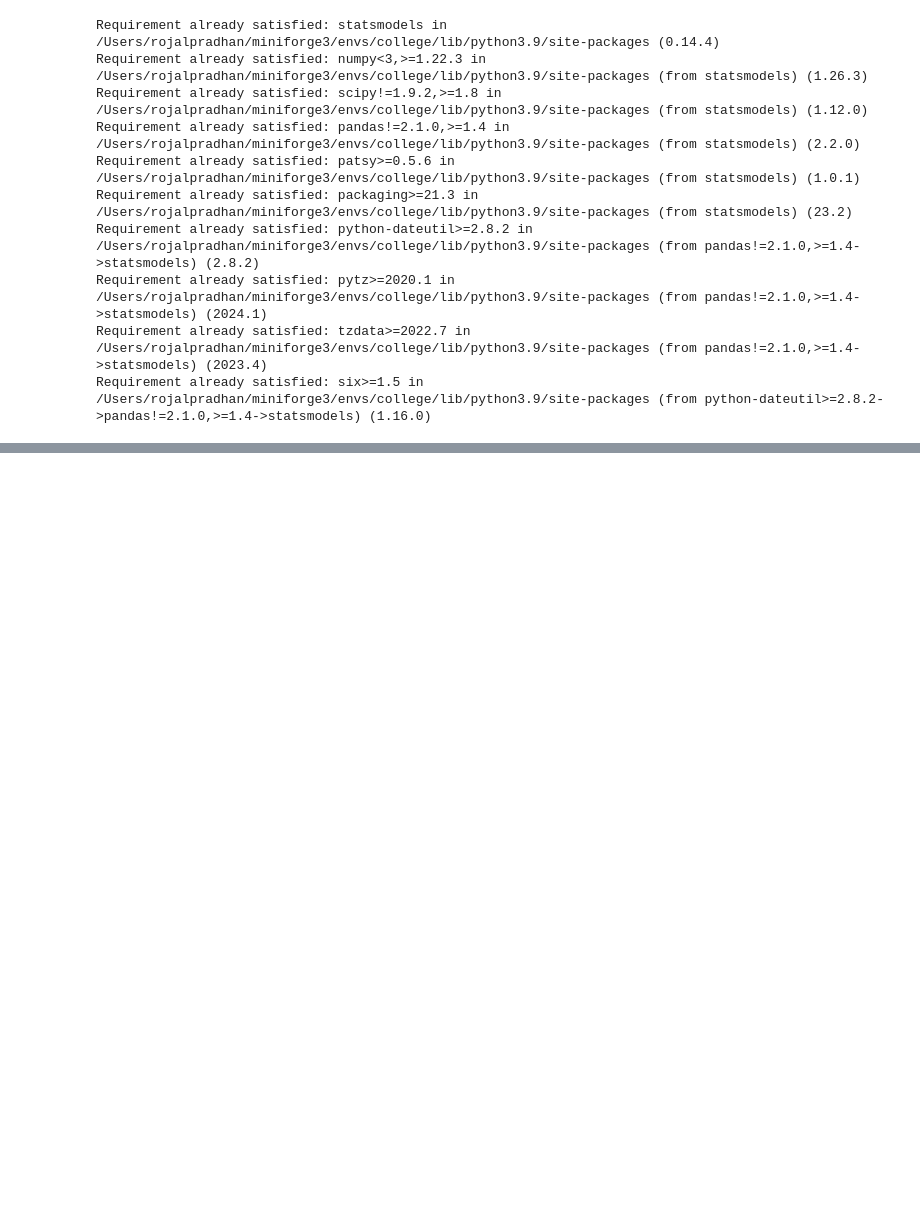
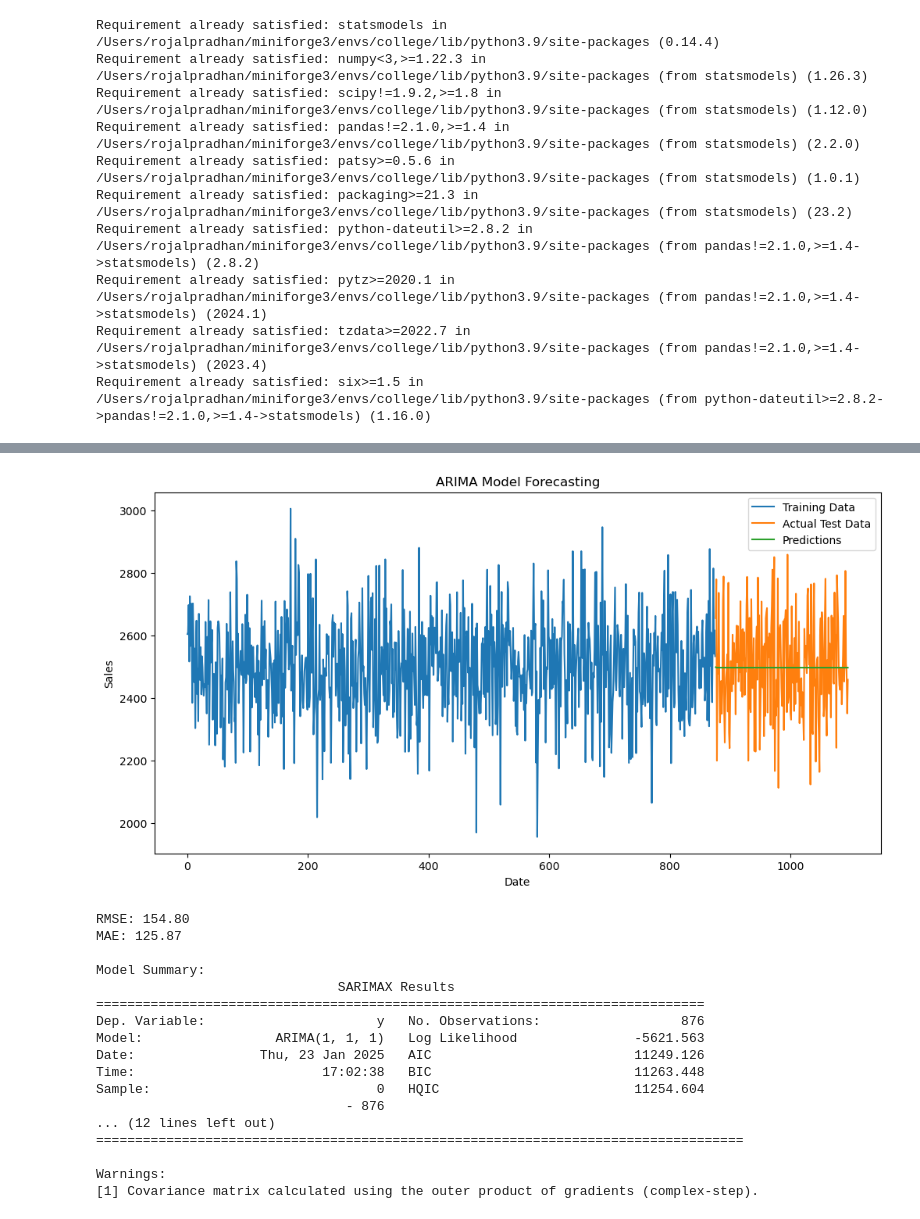
Before and after one commit to Rojal123245/Sales-Automation-AI, a Jupyter notebook: model/model.ipynb, the cells around one changed output, grey strips where cells are left out. Drawn from its saved outputs; the diff is of its cells as text; code cells hidden in the pictures; blank space fills up the shorter version.

Commit message:
trying to find best model parameter for arima also tested other model

```diff
--- a/model/model.ipynb
+++ b/model/model.ipynb
@@ -368 +378,54 @@ plt.show()
 [figure]
+# %%
+
+train_size = int(len(sales_data) * 0.8)
+train = sales_data['y'][:train_size]
+test = sales_data['y'][train_size:]
+
+# Create and fit ARIMA model
+model = ARIMA(train, order=(1,1,1))  # p,d,q parameters
+fitted_model = model.fit()
+
+# Generate predictions
+forecast = fitted_model.forecast(steps=len(test))
+
+# Calculate error metrics
+from sklearn.metrics import mean_squared_error, mean_absolute_error
+rmse = np.sqrt(mean_squared_error(test, forecast))
+mae = mean_absolute_error(test, forecast)
+
+# Visualize results
+plt.figure(figsize=(12,6))
+plt.plot(train.index, train, label='Training Data')
+plt.plot(test.index, test, label='Actual Test Data')
+plt.plot(test.index, forecast, label='Predictions')
+plt.title('ARIMA Model Forecasting')
+plt.xlabel('Date')
+plt.ylabel('Sales')
+plt.legend()
+plt.show()
+
+# Print performance metrics
+print(f'RMSE: {rmse:.2f}')
+print(f'MAE: {mae:.2f}')
+print('\nModel Summary:')
+print(fitted_model.summary())
+# %% [output]
+[figure, added]
+RMSE: 154.80
+MAE: 125.87
+
+Model Summary:
+                               SARIMAX Results
+==============================================================================
+Dep. Variable:                      y   No. Observations:                  876
+Model:                 ARIMA(1, 1, 1)   Log Likelihood               -5621.563
+Date:                Thu, 23 Jan 2025   AIC                          11249.126
+Time:                        17:02:38   BIC                          11263.448
+Sample:                             0   HQIC                         11254.604
+                                - 876
+... (12 lines left out)
+===================================================================================
+
+Warnings:
+[1] Covariance matrix calculated using the outer product of gradients (complex-step).
```
Also changed, not shown: parts of 10 cells of this notebook.
